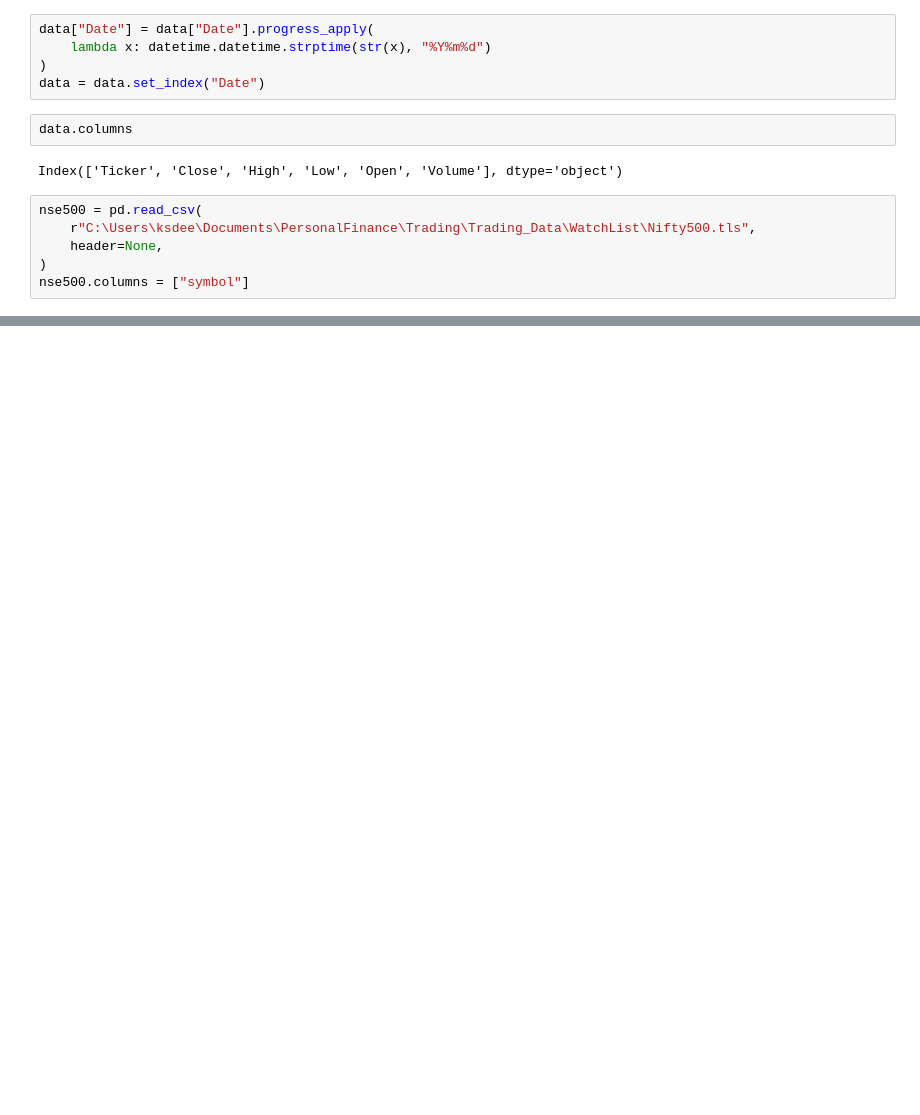
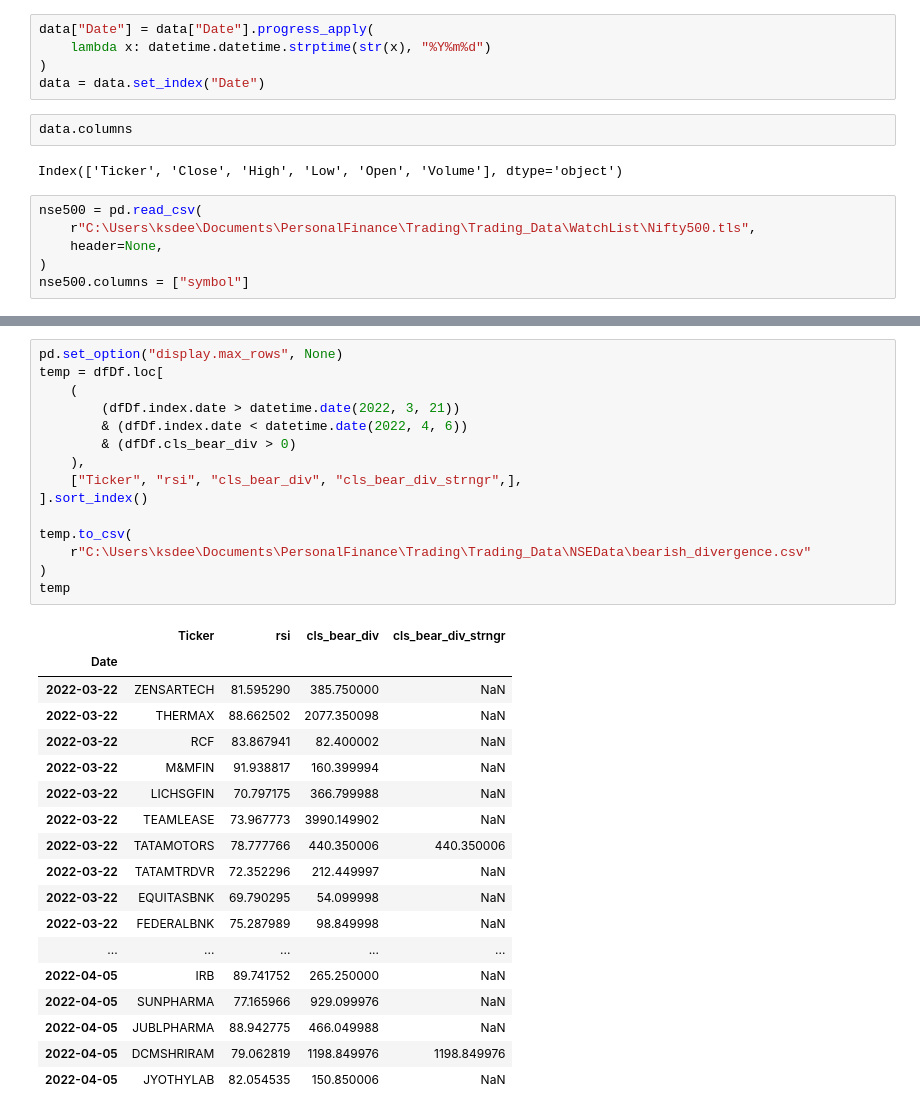
Before and after one commit to ksdeep/Trading, a Jupyter notebook: src/findHigherHighAndHigherLow.ipynb, the cells around one changed output, grey strips where cells are left out. Drawn from its saved outputs; the diff is of its cells as text; blank space fills up the shorter version.

```diff
--- a/src/findHigherHighAndHigherLow.ipynb
+++ b/src/findHigherHighAndHigherLow.ipynb
@@ -222,3 +235,37 @@ dfDf.loc[
+# %%
+pd.set_option("display.max_rows", None)
+temp = dfDf.loc[
+    (
+        (dfDf.index.date > datetime.date(2022, 3, 21))
+        & (dfDf.index.date < datetime.date(2022, 4, 6))
+        & (dfDf.cls_bear_div > 0)
+    ),
+    ["Ticker", "rsi", "cls_bear_div", "cls_bear_div_strngr",],
+].sort_index()
+
+temp.to_csv(
+    r"C:\Users\ksdee\Documents\PersonalFinance\Trading\Trading_Data\NSEData\bearish_divergence.csv"
+)
+temp
+# %% [output]
+|  | Ticker | rsi | cls_bear_div | cls_bear_div_strngr |
+| Date |  |  |  |  |
+| 2022-03-22 | ZENSARTECH | 81.595290 | 385.750000 | NaN |
+| 2022-03-22 | THERMAX | 88.662502 | 2077.350098 | NaN |
+| 2022-03-22 | RCF | 83.867941 | 82.400002 | NaN |
+| 2022-03-22 | M&MFIN | 91.938817 | 160.399994 | NaN |
+| 2022-03-22 | LICHSGFIN | 70.797175 | 366.799988 | NaN |
+| 2022-03-22 | TEAMLEASE | 73.967773 | 3990.149902 | NaN |
+| 2022-03-22 | TATAMOTORS | 78.777766 | 440.350006 | 440.350006 |
+| 2022-03-22 | TATAMTRDVR | 72.352296 | 212.449997 | NaN |
+| 2022-03-22 | EQUITASBNK | 69.790295 | 54.099998 | NaN |
+| 2022-03-22 | FEDERALBNK | 75.287989 | 98.849998 | NaN |
+| ... | ... | ... | ... | ... |
+| 2022-04-05 | IRB | 89.741752 | 265.250000 | NaN |
+| 2022-04-05 | SUNPHARMA | 77.165966 | 929.099976 | NaN |
+| 2022-04-05 | JUBLPHARMA | 88.942775 | 466.049988 | NaN |
+| 2022-04-05 | DCMSHRIRAM | 79.062819 | 1198.849976 | 1198.849976 |
+| 2022-04-05 | JYOTHYLAB | 82.054535 | 150.850006 | NaN |
 # %%
 pd.set_option("display.max_rows", None)
 pd.set_option("display.max_columns", None)
```
Also changed, not shown: parts of 8 cells of this notebook, 19 other files.
